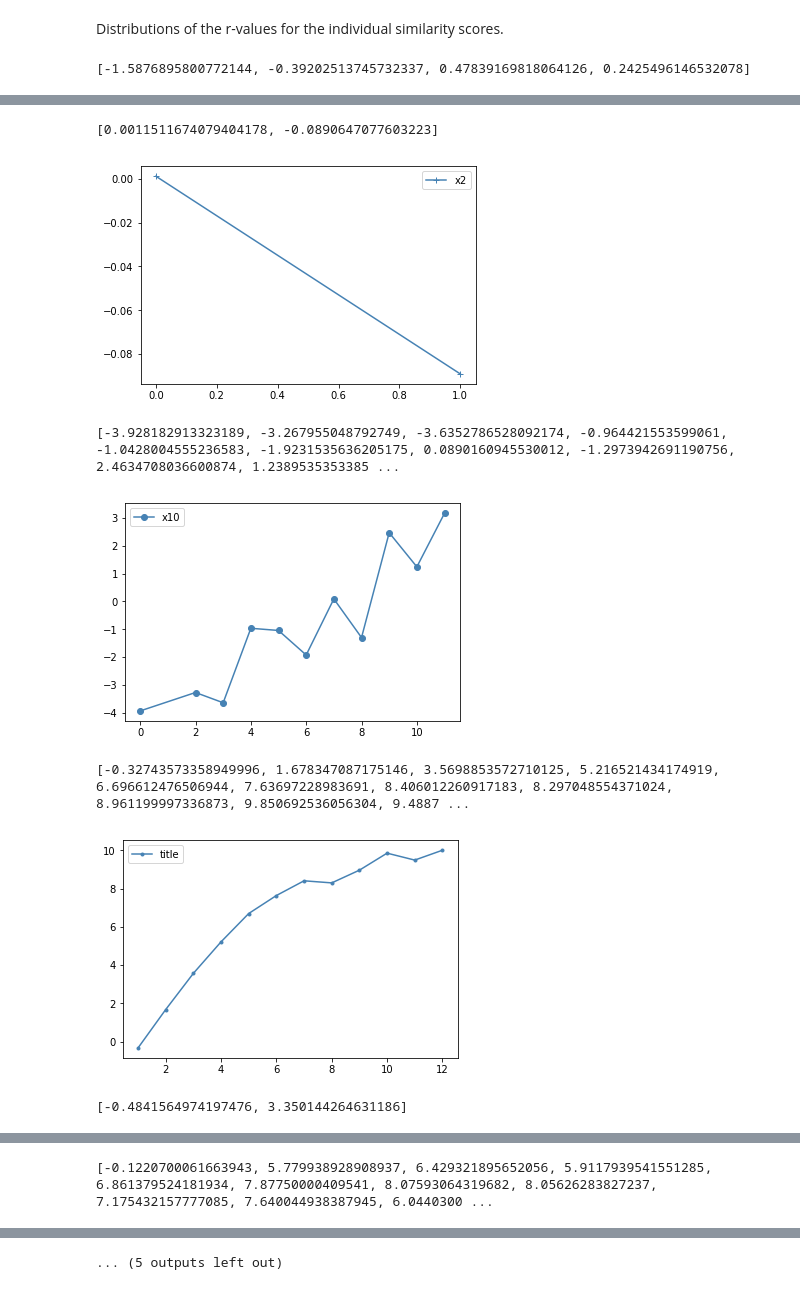
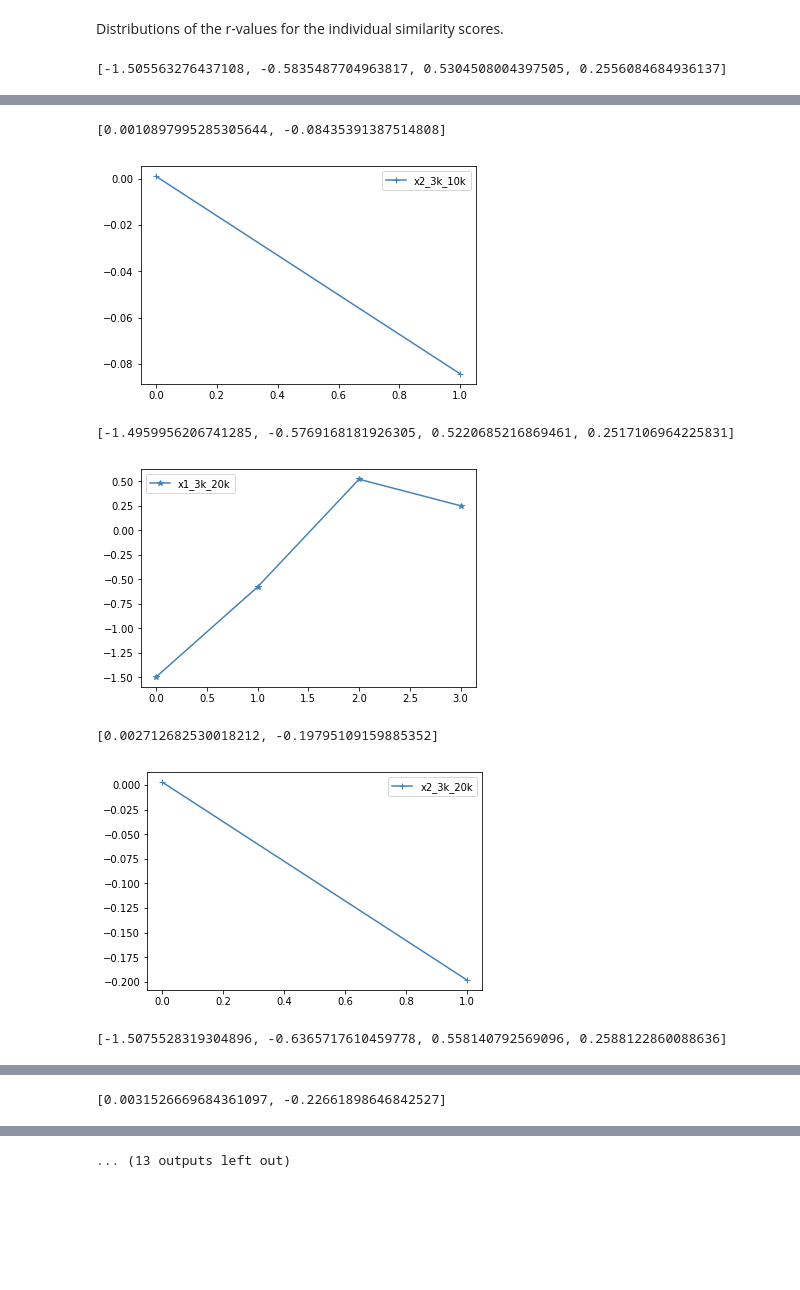
Before and after one commit to SternerLab/Authority, a Jupyter notebook: plots/plots.ipynb, the cells around one changed output, grey strips where cells are left out. Cells and saved outputs as stored; diff of their text form; code cells hidden in the pictures; blank space fills up the shorter version.

Commit message:
results

```diff
--- a/plots/plots.ipynb
+++ b/plots/plots.ipynb
@@ -733,22 +733,60 @@ Distributions of the r-values for the individual similarity scores.
 # %%
 import json
 import math
-with open("../r_table/compute_r/results/r_x1.json") as f:
+with open("../r_table/compute_r/results/r_x1_3k_10k.json") as f:
     values = json.load(f)
 # del values["total_profiles"]
 x = sorted([int(k) for k in values.keys()])
 y = [math.log(values[str(key)]) for key in x]
 print(y)
-plot.plot(x, y, marker='*',label = "x1", color='steelblue')
+plot.plot(x, y, marker='*',label = "x1_3k_10k", color='steelblue')
 plot.legend()
 plot.show()
 
-with open("../r_table/compute_r/results/r_x2.json") as f:
+with open("../r_table/compute_r/results/r_x2_3k_10k.json") as f:
     values = json.load(f)
 x = sorted([int(k) for k in values.keys()])
 y = [math.log(values[str(key)]) for key in x]
 print(y)
-plot.plot(x, y,  marker='+',label = "x2", color='steelblue')
+plot.plot(x, y,  marker='+',label = "x2_3k_10k", color='steelblue')
+plot.legend()
+plot.show()
+
+with open("../r_table/compute_r/results/r_x1_3k_20k.json") as f:
+    values = json.load(f)
+# del values["total_profiles"]
+x = sorted([int(k) for k in values.keys()])
+y = [math.log(values[str(key)]) for key in x]
+print(y)
+plot.plot(x, y, marker='*',label = "x1_3k_20k", color='steelblue')
+plot.legend()
+plot.show()
+
+with open("../r_table/compute_r/results/r_x2_3k_20k.json") as f:
+    values = json.load(f)
+x = sorted([int(k) for k in values.keys()])
+y = [math.log(values[str(key)]) for key in x]
+print(y)
+plot.plot(x, y,  marker='+',label = "x2_3k_20k", color='steelblue')
+plot.legend()
+plot.show()
+
+with open("../r_table/compute_r/results/r_x1_3k3k.json") as f:
+    values = json.load(f)
+# del values["total_profiles"]
+x = sorted([int(k) for k in values.keys()])
+y = [math.log(values[str(key)]) for key in x]
+print(y)
+plot.plot(x, y, marker='*',label = "x1_3k_3k", color='steelblue')
+plot.legend()
+plot.show()
+
+with open("../r_table/compute_r/results/r_x2_3k3k.json") as f:
+    values = json.load(f)
+x = sorted([int(k) for k in values.keys()])
+y = [math.log(values[str(key)]) for key in x]
+print(y)
+plot.plot(x, y,  marker='+',label = "x2_3k_3k", color='steelblue')
 plot.legend()
 plot.show()
 
@@ -825,4 +863,4 @@ plot.show()
 # plot.legend()
 # plot.show()
 # %% [output]
-[-1.5876895800772144, -0.39202513745732337, 0.47839169818064126, 0.2425496146532078]
+[-1.505563276437108, -0.5835487704963817, 0.5304508004397505, 0.2556084684936137]
@@ -830,7 +868,7 @@ plot.show()
-[0.0011511674079404178, -0.0890647077603223]
+[0.0010897995285305644, -0.08435391387514808]
-[figure, old version]
+[figure, new version]
-[-3.928182913323189, -3.267955048792749, -3.6352786528092174, -0.964421553599061, -1.0428004555236583, -1.9231535636205175, 0.0890160945530012, -1.2973942691190756, 2.4634708036600874, 1.2389535353385 ...
+[-1.4959956206741285, -0.5769168181926305, 0.5220685216869461, 0.2517106964225831]
-[figure, old version]
+[figure, new version]
-[-0.32743573358949996, 1.678347087175146, 3.5698853572710125, 5.216521434174919, 6.696612476506944, 7.63697228983691, 8.406012260917183, 8.297048554371024, 8.961199997336873, 9.850692536056304, 9.4887 ...
+[0.002712682530018212, -0.19795109159885352]
-[figure, old version]
+[figure, new version]
-[-0.4841564974197476, 3.350144264631186]
+[-1.5075528319304896, -0.6365717610459778, 0.558140792569096, 0.2588122860088636]
@@ -838 +876 @@ plot.show()
-[-0.1220700061663943, 5.779938928908937, 6.429321895652056, 5.9117939541551285, 6.861379524181934, 7.87750000409541, 8.07593064319682, 8.05626283827237, 7.175432157777085, 7.640044938387945, 6.0440300 ...
+[0.0031526669684361097, -0.22661898646842527]
@@ -840,4 +878,4 @@ plot.show()
-... (5 outputs left out)
+... (13 outputs left out)
 # %%
 #analysis
 query = "SELECT distinct last_name, first_initial FROM articles_2_ab"
```
Also changed, not shown: parts of 1 cell of this notebook, 29 other files.
